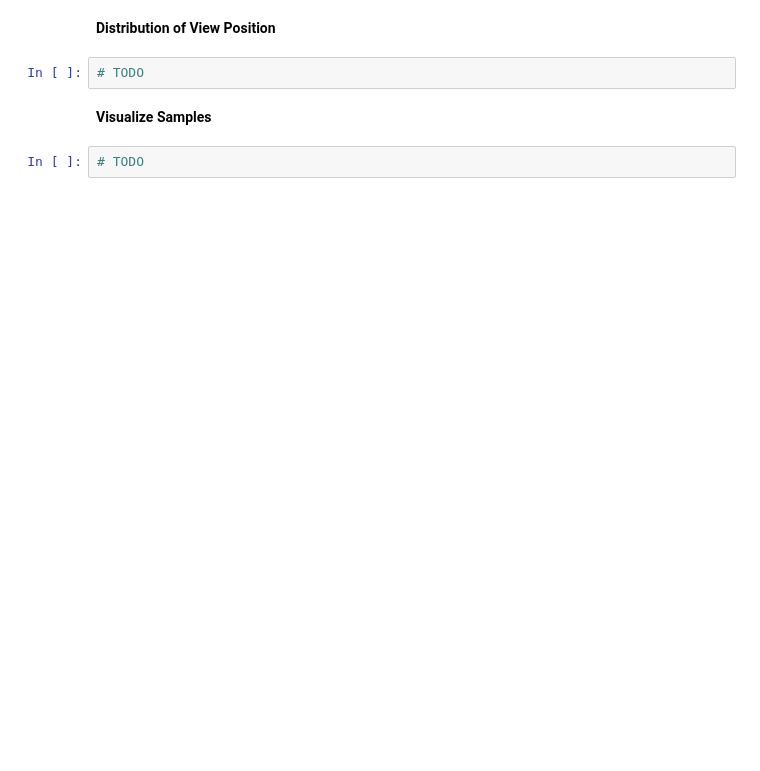
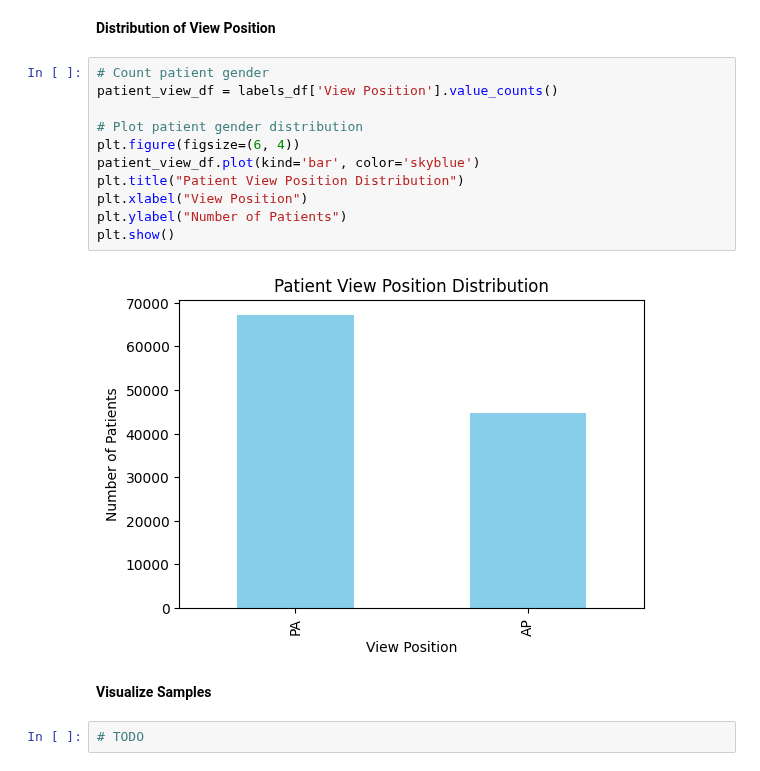
Before and after one commit to bjorneme/master_thesis, a Jupyter notebook: EDA/EDA_ChestX_ray14.ipynb, the cells around one changed output. Saved outputs shown, nothing was run; the diff lists cells and outputs as text; blank space fills up the shorter version.

```diff
--- a/EDA/EDA_ChestX_ray14.ipynb
+++ b/EDA/EDA_ChestX_ray14.ipynb
@@ -114,7 +140,18 @@ plt.show()
 # %% [markdown]
 **Distribution of View Position**
-# %%
-# TODO
+# %%
+# Count patient gender
+patient_view_df = labels_df['View Position'].value_counts()
+
+# Plot patient gender distribution
+plt.figure(figsize=(6, 4))
+patient_view_df.plot(kind='bar', color='skyblue')
+plt.title("Patient View Position Distribution")
+plt.xlabel("View Position")
+plt.ylabel("Number of Patients")
+plt.show()
+# %% [output]
+[figure, added]
 # %% [markdown]
 **Visualize Samples**
 # %%
```
Also changed, not shown: parts of 6 cells of this notebook, 1 other file.
